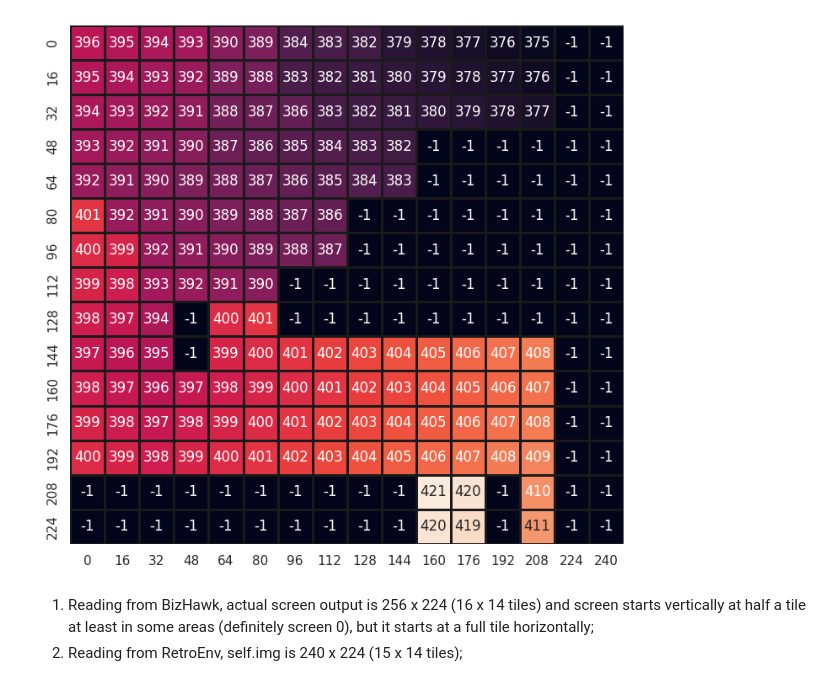
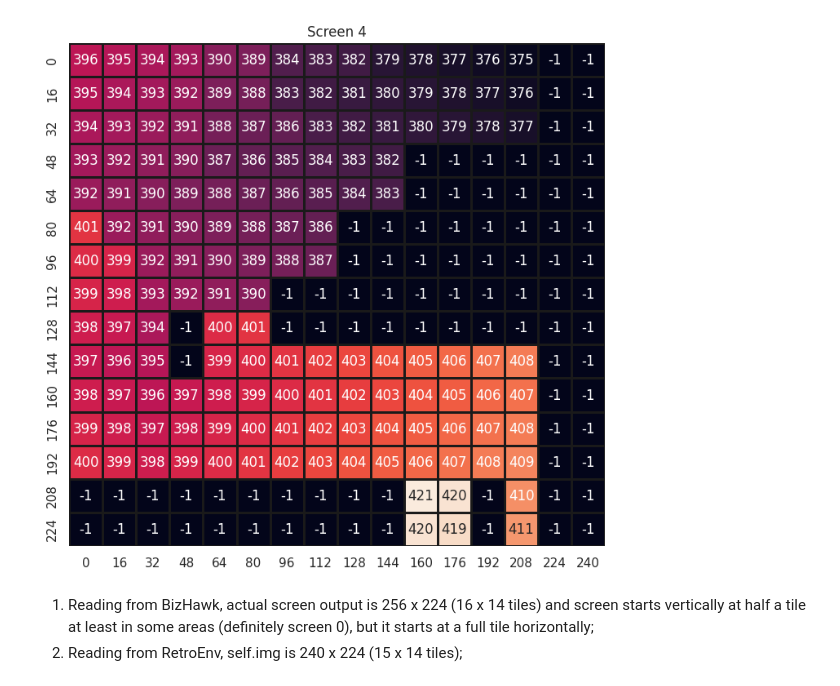
Before and after one commit to victorsevero/megai_man, a Jupyter notebook: notebooks/distance_map.ipynb, the cells around one changed output. Drawn from its saved outputs; the diff is of its cells as text; code cells hidden in the pictures.

```diff
--- a/notebooks/distance_map.ipynb
+++ b/notebooks/distance_map.ipynb
@@ -23,28 +23,29 @@ y_end = y_start + screen_height // tile_size
 # %%
 screen_grid = value_grid[y_start:y_end, x_start:x_end].copy()
 wall_mask = screen_grid == -1
 min_value = screen_grid[~wall_mask].min()
 screen_grid[wall_mask] = min_value
 screen_grid -= min_value
 screen_grid[wall_mask] = -1
 
 xticklabels = np.arange(screen_grid.shape[1]) * tile_size
 yticklabels = np.arange(screen_grid.shape[0]) * tile_size
 
 sns.heatmap(
     screen_grid,
     annot=value_grid[y_start:y_end, x_start:x_end],
     fmt="d",
     linewidths=1,
     linecolor="k",
     cbar=False,
     square=True,
     xticklabels=xticklabels,
     yticklabels=yticklabels,
 )
+plt.title(f"Screen {SCREEN}")
 plt.show()
 # %% [output]
-[figure, old version]
+[figure, new version]
 # %% [markdown]
 1. Reading from BizHawk, actual screen output is 256 x 224 (16 x 14 tiles) and screen starts vertically at half a tile at least in some areas (definitely screen 0), but it starts at a full tile horizontally;
 2. Reading from RetroEnv, self.img is 240 x 224 (15 x 14 tiles);
```
Also changed, not shown: 6 other files.
